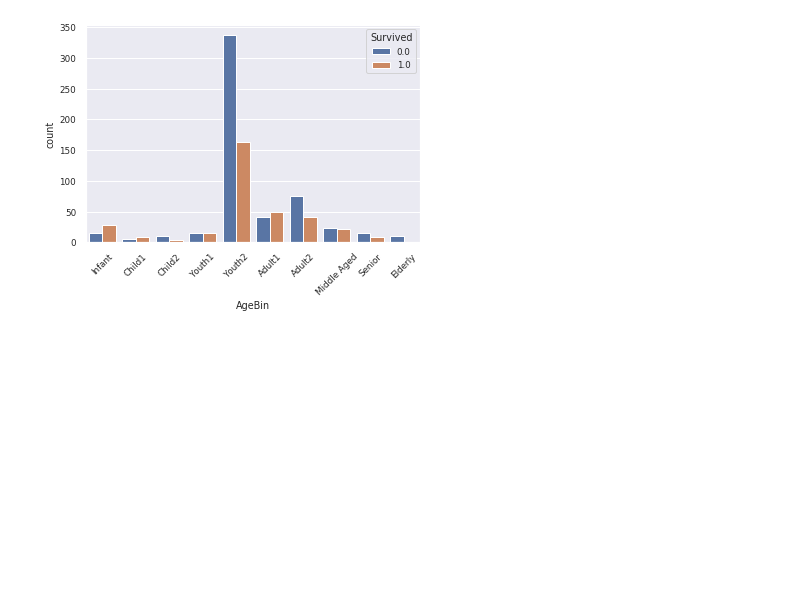
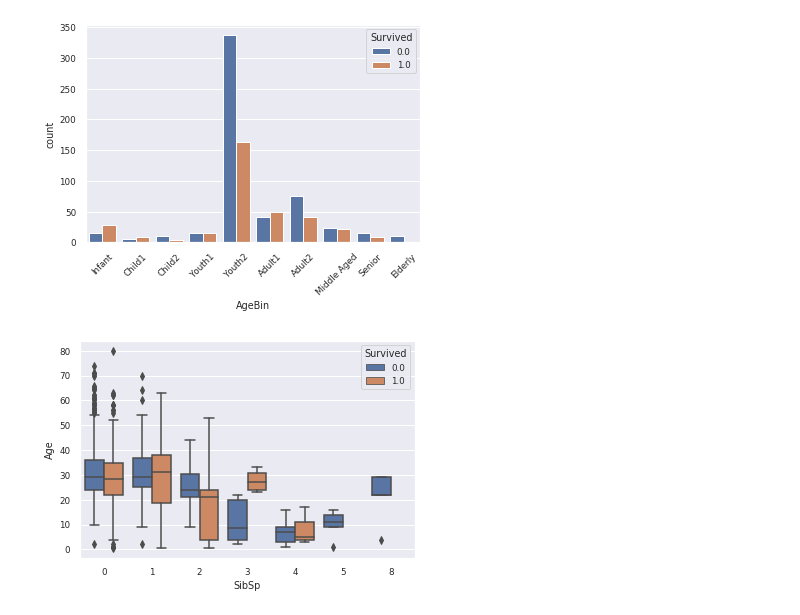
Before and after one commit to liz0904/ai_titanic, a Jupyter notebook: titanic_classification.ipynb, the cells around one changed output. Cells and saved outputs as stored; diff of their text form; code cells hidden in the pictures; blank space fills up the shorter version.

Commit message:
형제자매/배우자, 부모/자식, 요금,탑승항구, 객실구역, 탑승권에 따른 분석

```diff
--- a/titanic_classification.ipynb
+++ b/titanic_classification.ipynb
@@ -373,3 +373,9 @@ plt.xticks(rotation=45)
 plt.show()
 # %% [output]
 [figure]
+# %%
+#형제자매/배우자 수와 승객 나이 및 생존율 관계
+sns.boxplot(x='SibSp', y='Age', hue='Survived', data=data[data['TrainSplit']=='Train'])
+plt.show()  #동승자가 2~3명일 경우, 나이에 따른 생존 여부에 차이가 있음
+# %% [output]
+[figure, added]
```
Also changed, not shown: parts of 20 cells of this notebook.
